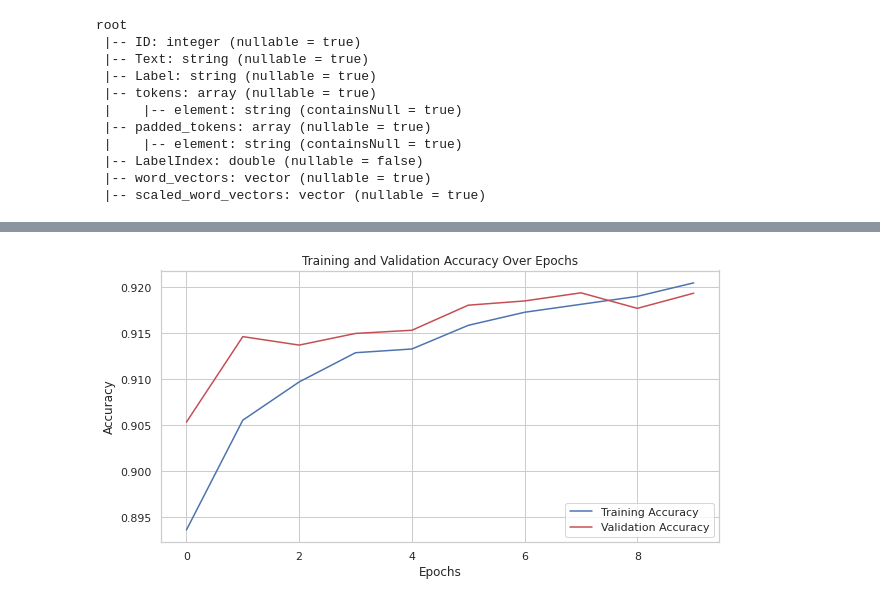
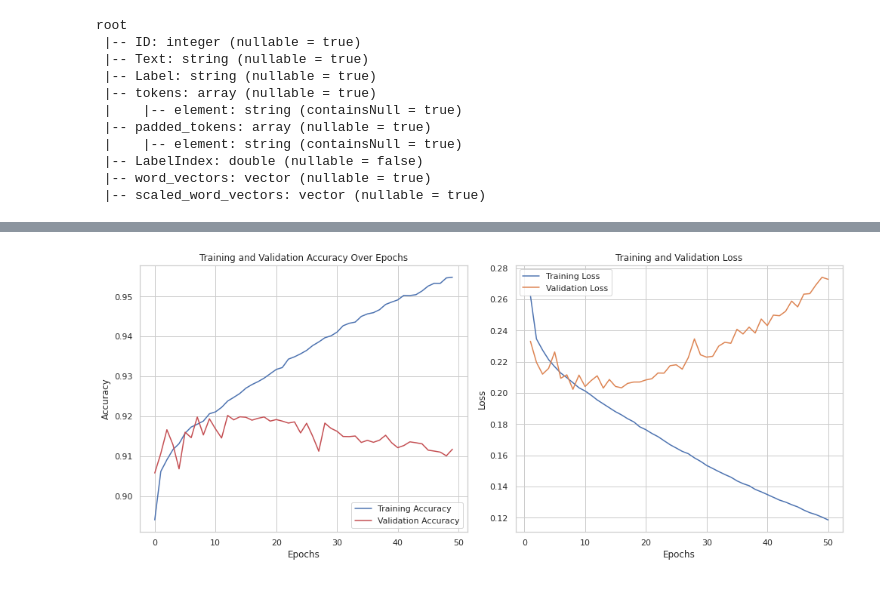
Before and after one commit to kgntmr/Developed-an-Emotion-Detection-system-using-LSTM-and-RNN-Models-integrated-with-Spark-and-Hadoop, a Jupyter notebook: Untitled.ipynb, the cells around one changed output, grey strips where cells are left out. Cells and saved outputs as stored; diff of their text form; code cells hidden in the pictures.

```diff
--- a/Untitled.ipynb
+++ b/Untitled.ipynb
@@ -498,23 +515,37 @@ Epoch 10/10: Validation Loss: 0.20378594855830548, Validation Accuracy: 0.919343
-# %%
-import matplotlib.pyplot as plt
-import seaborn as sns
-
-# Assuming you have 'train_accuracies' and 'validation_accuracies' lists
-
-# Plot training and validation accuracy
-plt.figure(figsize=(10, 5))
-sns.set(style="whitegrid")  # Set Seaborn style
-
-plt.plot(train_accuracies, label='Training Accuracy', color='b')
-plt.plot(validation_accuracies, label='Validation Accuracy', color='r')
-
-plt.xlabel('Epochs')
-plt.ylabel('Accuracy')
-plt.title('Training and Validation Accuracy Over Epochs')
-plt.legend(loc='lower right')
-plt.show()
-# %% [output]
-[figure, removed]
+# %%
+import matplotlib.pyplot as plt
+import seaborn as sns
+
+# Assuming you have 'train_accuracies', 'validation_accuracies', 'train_losses', and 'validation_losses' lists
+
+sns.set(style="whitegrid")  # Set Seaborn style
+
+fig, (ax1, ax2) = plt.subplots(1, 2, figsize=(14, 6))
+
+# Plot training and validation accuracy
+for data, label, color in [(train_accuracies, 'Training Accuracy', 'b'), (validation_accuracies, 'Validation Accuracy', 'r')]:
+    ax1.plot(data, label=label, color=color)
+
+ax1.set_xlabel('Epochs')
+ax1.set_ylabel('Accuracy')
+ax1.set_title('Training and Validation Accuracy Over Epochs')
+ax1.legend(loc='lower right')
+
+# Plot training and validation loss
+epochs = range(1, num_epochs + 1)
+for data, label in [(train_losses, 'Training Loss'), (validation_losses, 'Validation Loss')]:
+    ax2.plot(epochs, data, label=label)
+
+ax2.set_xlabel('Epochs')
+ax2.set_ylabel('Loss')
+ax2.set_title('Training and Validation Loss')
+ax2.legend()
+ax2.grid(True)
+
+plt.tight_layout()  # Ensures proper spacing between subplots
+plt.show()
+# %% [output]
+[figure, added]
 # %%
 from sklearn.model_selection import train_test_split
 
```
Also changed, not shown: parts of 7 cells of this notebook.
